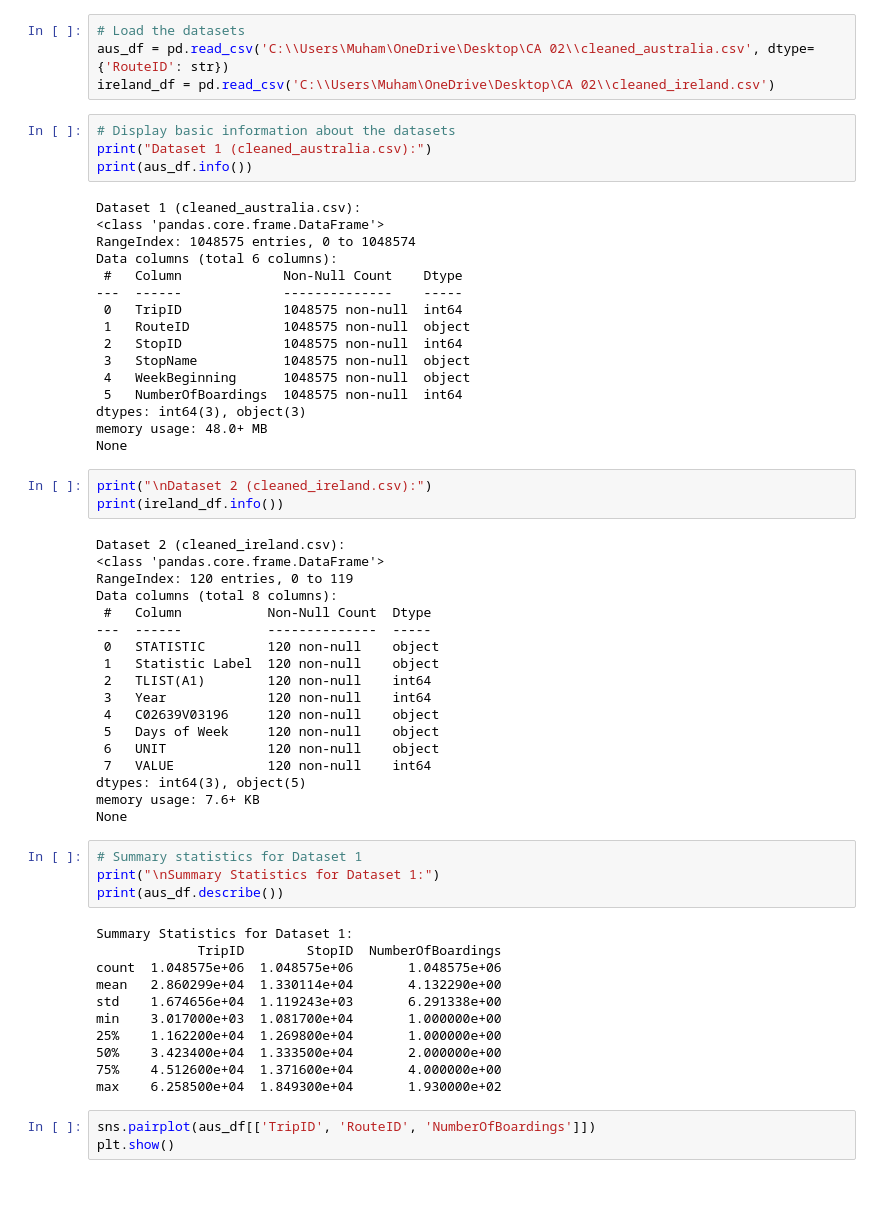
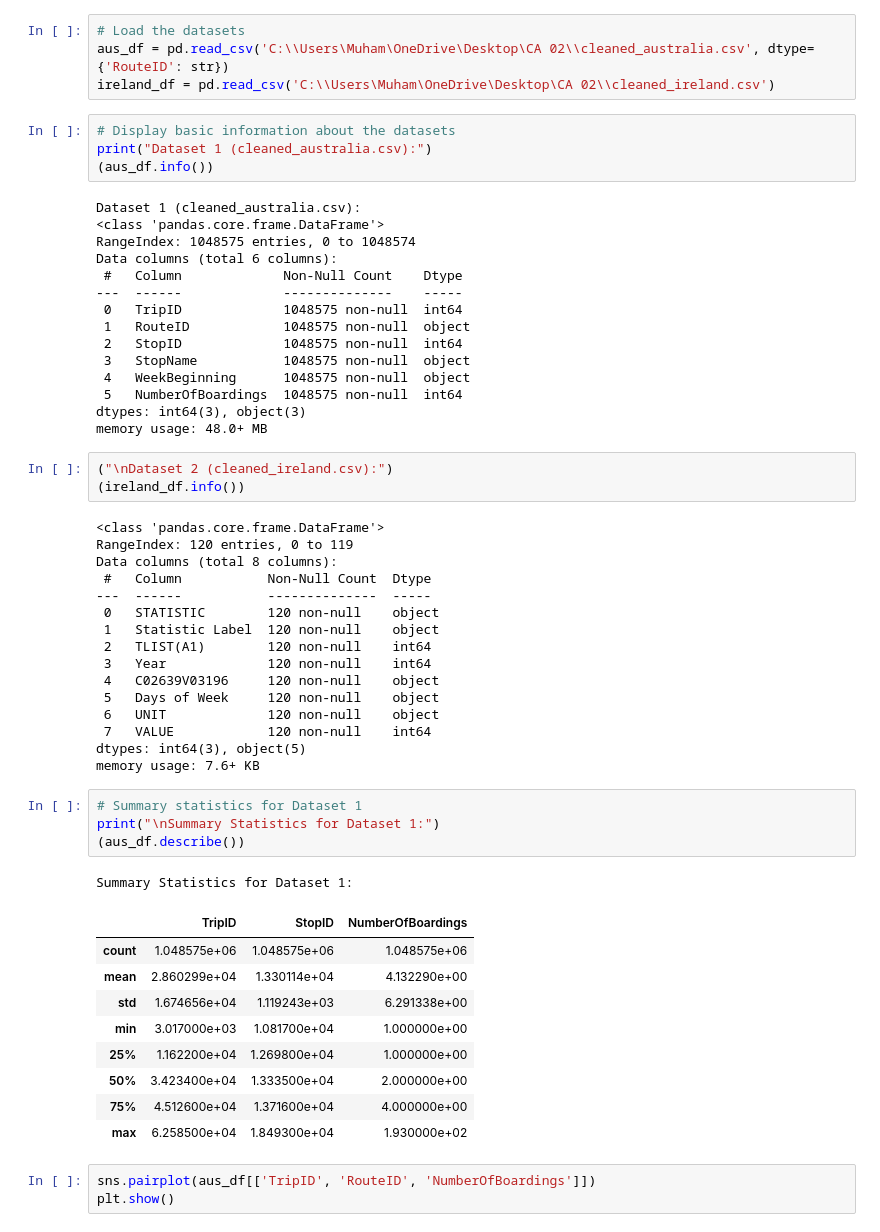
Before and after one commit to 2021402/CA-02-MSc-Data-Analytics, a Jupyter notebook: Project Code CA 2.ipynb, the cells around one changed output. Cells and saved outputs as stored; diff of their text form; blank space fills up the shorter version.

```diff
--- a/Project Code CA 2.ipynb
+++ b/Project Code CA 2.ipynb
@@ -285,7 +270,7 @@ ireland_df = pd.read_csv('C:\\Users\Muham\OneDrive\Desktop\CA 02\\cleaned_irelan
 # %%
 # Display basic information about the datasets
 print("Dataset 1 (cleaned_australia.csv):")
-print(aus_df.info())
+(aus_df.info())
 # %% [output]
 Dataset 1 (cleaned_australia.csv):
 <class 'pandas.core.frame.DataFrame'>
@@ -301,12 +286,10 @@ Data columns (total 6 columns):
  5   NumberOfBoardings  1048575 non-null  int64
 dtypes: int64(3), object(3)
 memory usage: 48.0+ MB
-None
 # %%
-print("\nDataset 2 (cleaned_ireland.csv):")
-print(ireland_df.info())
+("\nDataset 2 (cleaned_ireland.csv):")
+(ireland_df.info())
 # %% [output]
-Dataset 2 (cleaned_ireland.csv):
 <class 'pandas.core.frame.DataFrame'>
 RangeIndex: 120 entries, 0 to 119
 Data columns (total 8 columns):
@@ -322,22 +305,21 @@ Data columns (total 8 columns):
  7   VALUE            120 non-null    int64
 dtypes: int64(3), object(5)
 memory usage: 7.6+ KB
-None
 # %%
 # Summary statistics for Dataset 1
 print("\nSummary Statistics for Dataset 1:")
-print(aus_df.describe())
+(aus_df.describe())
 # %% [output]
 Summary Statistics for Dataset 1:
-             TripID        StopID  NumberOfBoardings
-count  1.048575e+06  1.048575e+06       1.048575e+06
-mean   2.860299e+04  1.330114e+04       4.132290e+00
-std    1.674656e+04  1.119243e+03       6.291338e+00
-min    3.017000e+03  1.081700e+04       1.000000e+00
-25%    1.162200e+04  1.269800e+04       1.000000e+00
-50%    3.423400e+04  1.333500e+04       2.000000e+00
-75%    4.512600e+04  1.371600e+04       4.000000e+00
-max    6.258500e+04  1.849300e+04       1.930000e+02
+|  | TripID | StopID | NumberOfBoardings |
+| count | 1.048575e+06 | 1.048575e+06 | 1.048575e+06 |
+| mean | 2.860299e+04 | 1.330114e+04 | 4.132290e+00 |
+| std | 1.674656e+04 | 1.119243e+03 | 6.291338e+00 |
+| min | 3.017000e+03 | 1.081700e+04 | 1.000000e+00 |
+| 25% | 1.162200e+04 | 1.269800e+04 | 1.000000e+00 |
+| 50% | 3.423400e+04 | 1.333500e+04 | 2.000000e+00 |
+| 75% | 4.512600e+04 | 1.371600e+04 | 4.000000e+00 |
+| max | 6.258500e+04 | 1.849300e+04 | 1.930000e+02 |
 # %%
 sns.pairplot(aus_df[['TripID', 'RouteID', 'NumberOfBoardings']])
 plt.show()
```
Also changed, not shown: parts of 8 cells of this notebook.
